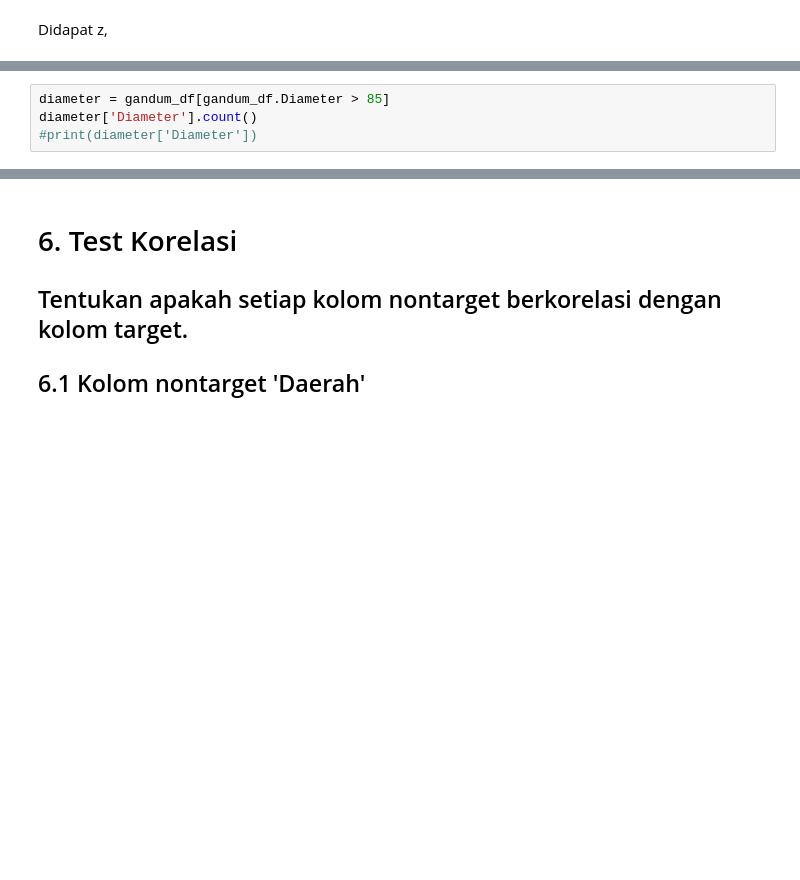
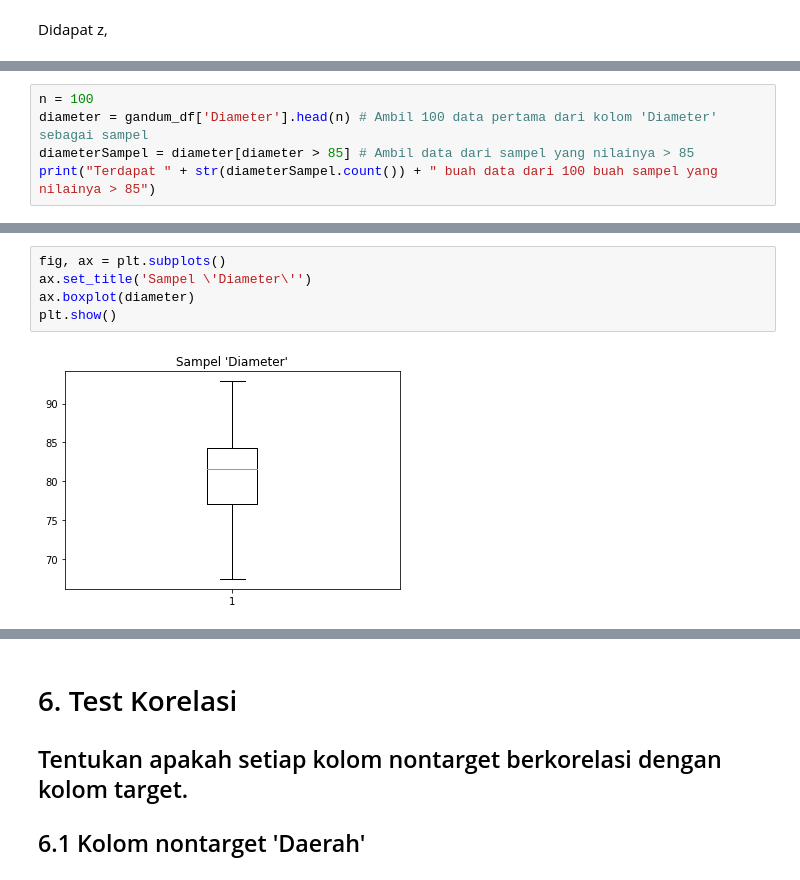
Before and after one commit to slarkdarr/Data-Analysis, a Jupyter notebook: Tugas Besar IF2220 - Probabilitas dan Statistika.ipynb, the cells around one changed output, grey strips where cells are left out. Drawn from its saved outputs; the diff is of its cells as text; blank space fills up the shorter version.

```diff
--- a/Tugas Besar IF2220 - Probabilitas dan Statistika.ipynb
+++ b/Tugas Besar IF2220 - Probabilitas dan Statistika.ipynb
@@ -652,5 +678,6 @@ Tampilan boxplot:
 # %%
-diameter = gandum_df[gandum_df.Diameter > 85]
-diameter['Diameter'].count()
-#print(diameter['Diameter'])
+n = 100
+diameter = gandum_df['Diameter'].head(n) # Ambil 100 data pertama dari kolom 'Diameter' sebagai sampel
+diameterSampel = diameter[diameter > 85] # Ambil data dari sampel yang nilainya > 85
+print("Terdapat " + str(diameterSampel.count()) + " buah data dari 100 buah sampel yang nilainya > 85")
 # %% [output]
@@ -657,0 +703,7 @@ diameter['Diameter'].count()
+# %%
+fig, ax = plt.subplots()
+ax.set_title('Sampel \'Diameter\'')
+ax.boxplot(diameter)
+plt.show()
+# %% [output]
+[figure, added]
```
Also changed, not shown: parts of 62 cells of this notebook.
